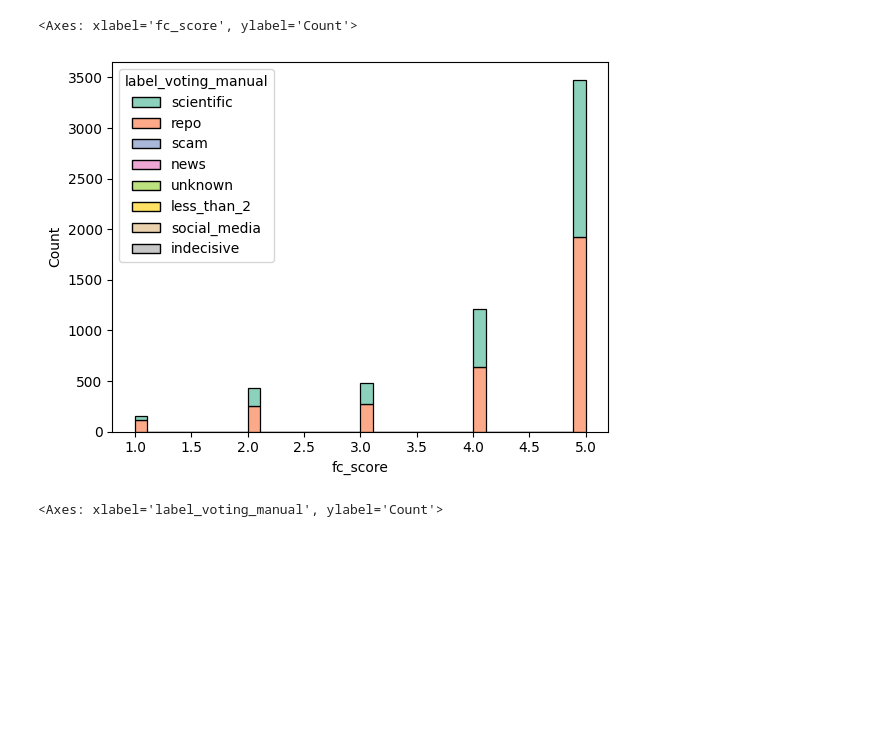
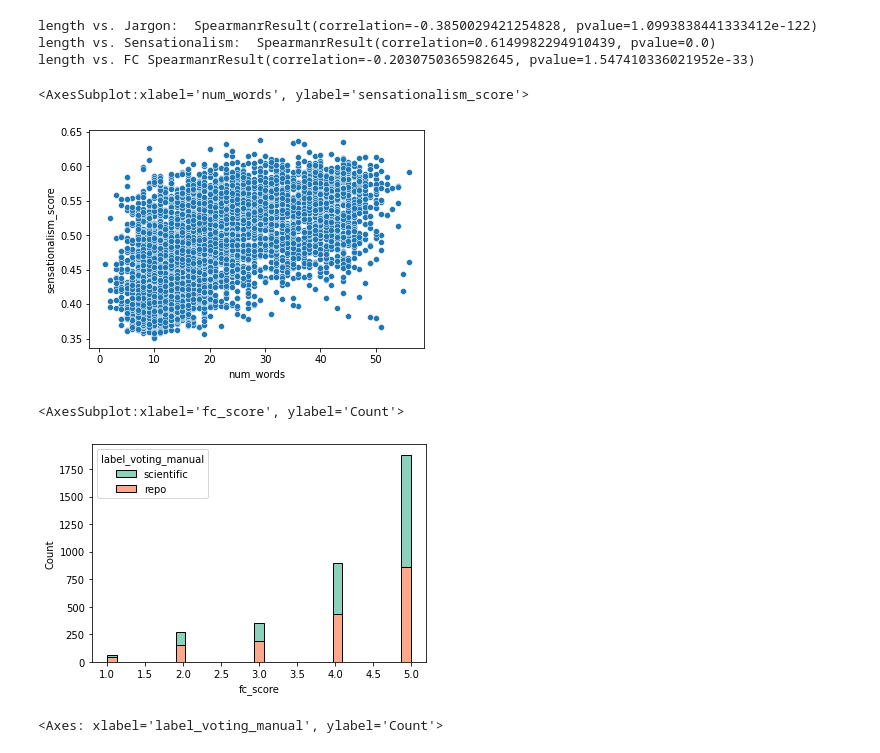
Before and after one commit to vetlewj/algorithmic-media, a Jupyter notebook: fc_metric/fc_analysis.ipynb, the cells around one changed output. Cells and saved outputs as stored; diff of their text form; code cells hidden in the pictures; blank space fills up the shorter version.

Commit message:
add more plots to FC analysis

```diff
--- a/fc_metric/fc_analysis.ipynb
+++ b/fc_metric/fc_analysis.ipynb
@@ -4,3 +7,3 @@ import seaborn as sns
 # %%
 df = pd.read_csv(f"../data/combined_for_analysis_sensationalism_jargon_categories_domain_labels.csv")
-df_fc_scores = pd.read_csv(f"../data/identifiers_and_abstracts/repo_DOIs_vetle_fc_scores.csv")
+df_fc_scores = pd.read_csv(f"../data/identifiers_and_abstracts/repo_filtered_data_DOIs_vetle_fc_scores.csv")
@@ -39,5 +10,5 @@ df_fc_scores
 # %%
-df_combined = df.merge(df_fc_scores, on='id', how='outer')
+df_combined = df.merge(df_fc_scores, on='id', how='inner')
 df_combined
 # %% [output]
 |  | Unnamed: 0 | year | month | title_x | link_flair_text | domain | score | num_comments | ... |
@@ -55,0 +27,2 @@ df_combined
+# %%
+filtered_df = df_combined[(df_combined['score'] > 1) & (df_combined['jargon_proportion'] > 0)]
@@ -55,0 +54,5 @@ df_combined
+# %%
+#distribution of title lengths
+filtered_df['num_words'] = filtered_df['title_x'].apply(lambda x: len(str(x).split()))
+
+sns.histplot(filtered_df['num_words'])
@@ -56,8 +67,22 @@ df_combined
+# %%
+#do the metrics relate to how long posts are?
+print("length vs. Jargon: ", stats.spearmanr(filtered_df['num_words'], filtered_df['jargon_proportion']))
+print("length vs. Sensationalism: ", stats.spearmanr(filtered_df['sensationalism_score'], filtered_df['num_words']))
+print("length vs. FC", stats.spearmanr(filtered_df['fc_score'], filtered_df['num_words']))
+# %% [output]
+length vs. Jargon:  SpearmanrResult(correlation=-0.3850029421254828, pvalue=1.0993838441333412e-122)
+length vs. Sensationalism:  SpearmanrResult(correlation=0.6149982294910439, pvalue=0.0)
+length vs. FC SpearmanrResult(correlation=-0.2030750365982645, pvalue=1.547410336021952e-33)
+# %%
+sns.scatterplot(df_combined['num_words'], df_combined['sensationalism_score'])
+# %% [output]
+<AxesSubplot:xlabel='num_words', ylabel='sensationalism_score'>
+[figure, added]
 # %%
-sns.histplot(df_combined, x='fc_score', hue='label_voting_manual', palette='Set2', multiple='stack')
+sns.histplot(filtered_df, x='fc_score', hue='label_voting_manual', palette='Set2', multiple='stack')
 # %% [output]
-<Axes: xlabel='fc_score', ylabel='Count'>
+<AxesSubplot:xlabel='fc_score', ylabel='Count'>
-[figure, old version]
+[figure, new version]
 # %%
 sns.histplot(df_combined, hue='fc_score', x='label_voting_manual', palette='Set2', multiple='stack')
 # %% [output]
```
Also changed, not shown: parts of 23 cells of this notebook.
